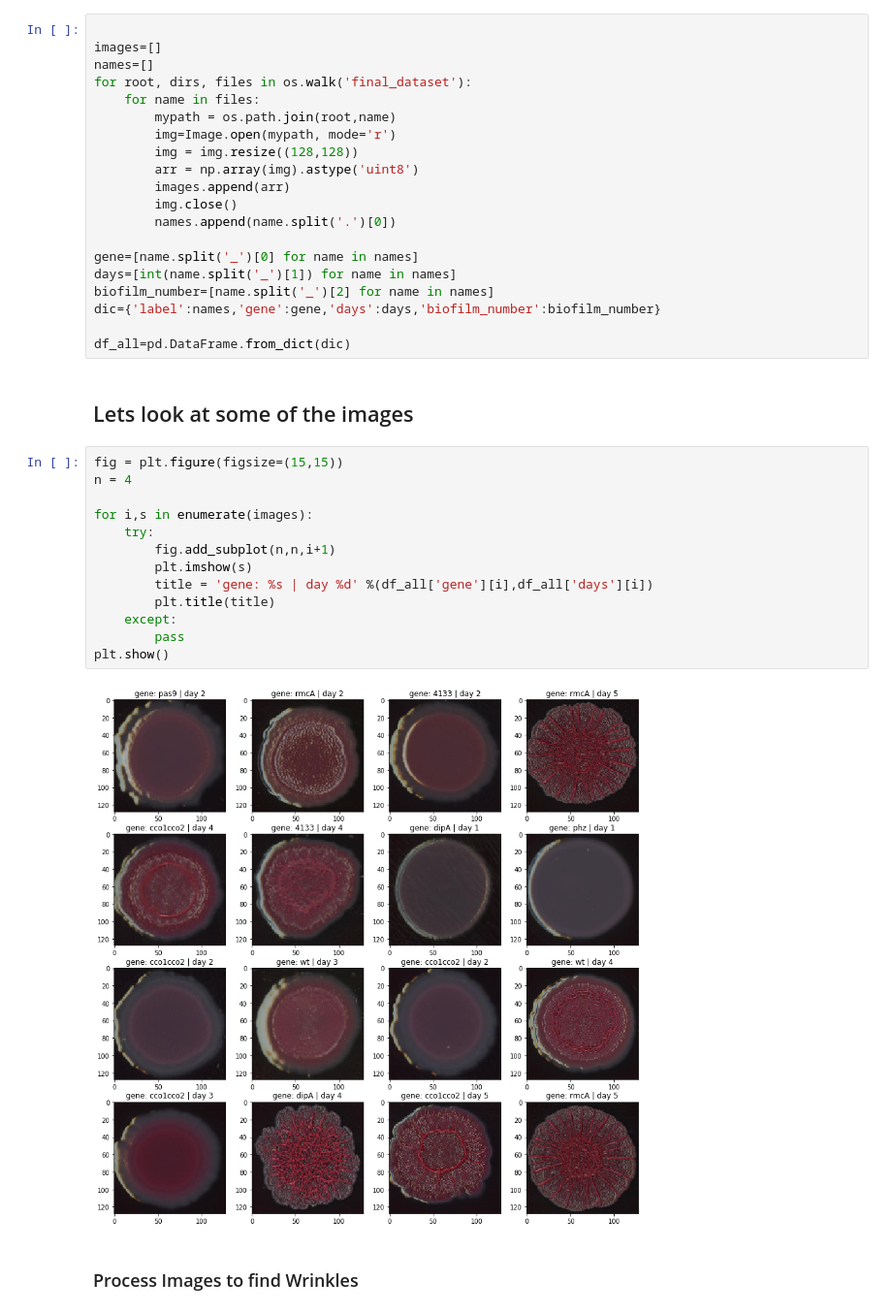
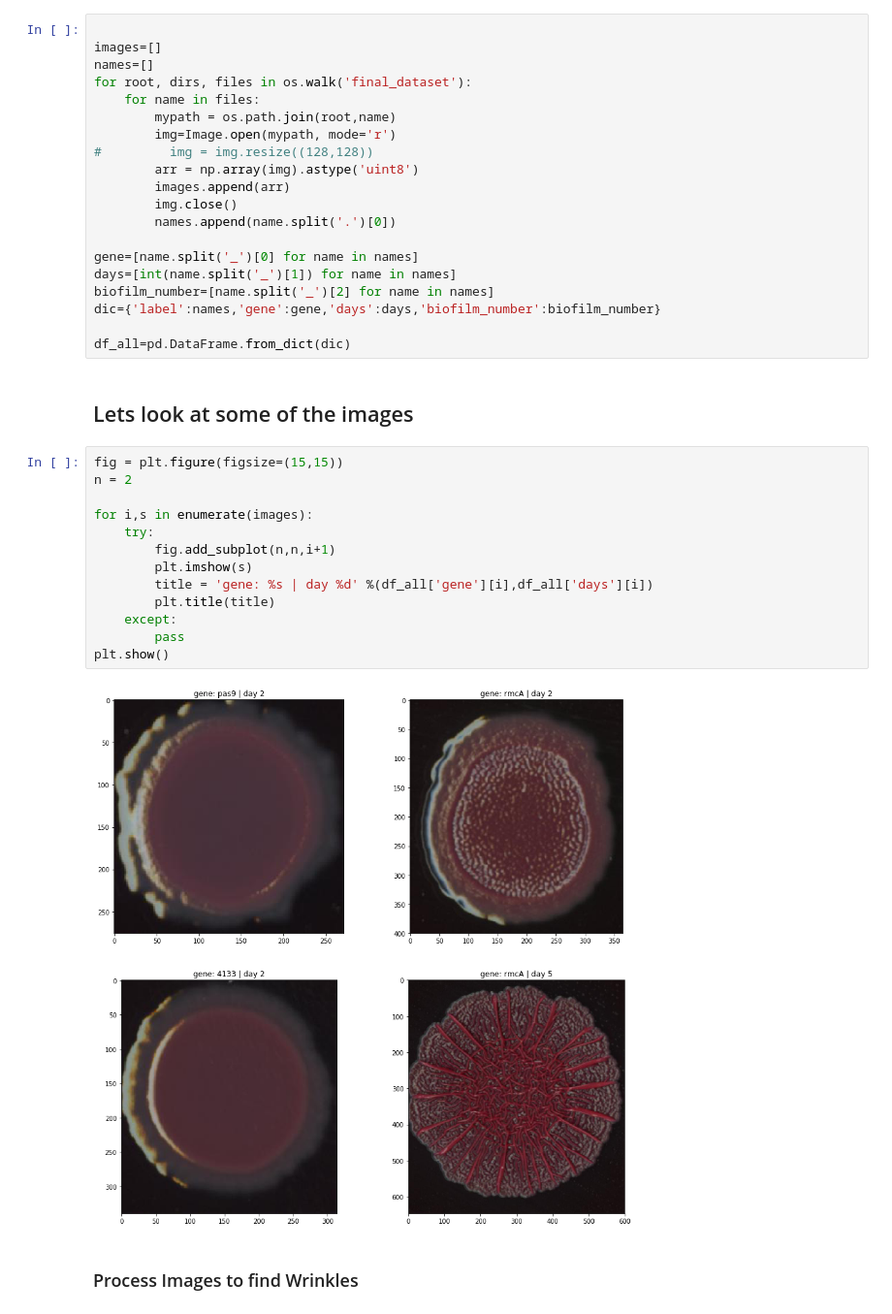
Before and after one commit to msorba/dsi-capstone, a Jupyter notebook: exploration_rj-decomp.ipynb, the cells around one changed output. Shown at 97% size. Drawn from its saved outputs; the diff is of its cells as text.

```diff
--- a/exploration_rj-decomp.ipynb
+++ b/exploration_rj-decomp.ipynb
@@ -32,7 +32,7 @@ for root, dirs, files in os.walk('final_dataset'):
     for name in files:
         mypath = os.path.join(root,name)
         img=Image.open(mypath, mode='r')
-        img = img.resize((128,128))
+#         img = img.resize((128,128))
         arr = np.array(img).astype('uint8')
         images.append(arr)
         img.close()
@@ -48,19 +48,19 @@ df_all=pd.DataFrame.from_dict(dic)
 ## Lets look at some of the images
 # %%
 fig = plt.figure(figsize=(15,15))
-n = 4
+n = 2
 
 for i,s in enumerate(images):
     try:
         fig.add_subplot(n,n,i+1)
         plt.imshow(s)
         title = 'gene: %s | day %d' %(df_all['gene'][i],df_all['days'][i])
         plt.title(title)
     except:
         pass
 plt.show()
 # %% [output]
-[figure, old version]
+[figure, new version]
 # %% [markdown]
 ### Process Images to find Wrinkles
 # %%
```
Also changed, not shown: parts of 13 cells of this notebook.
